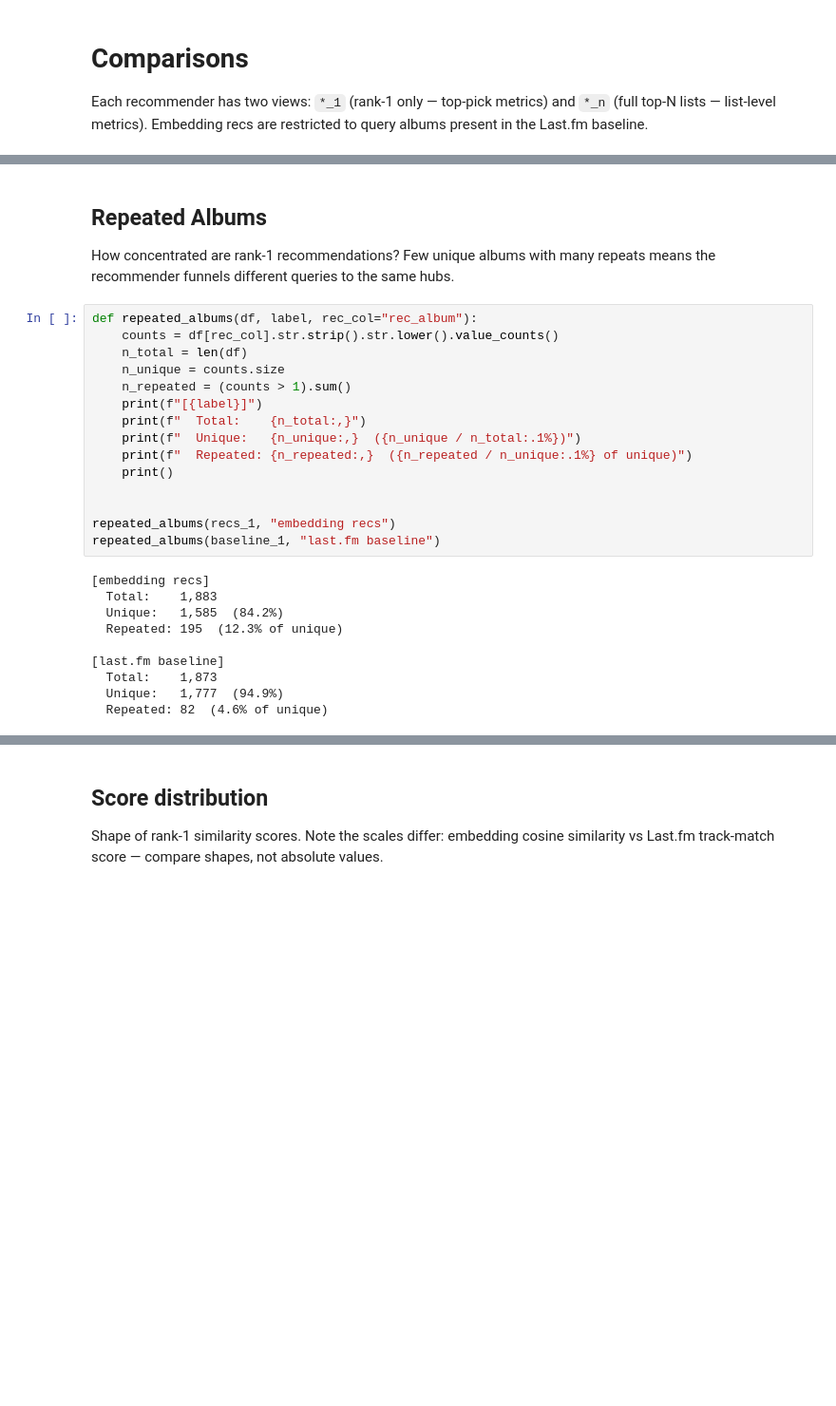
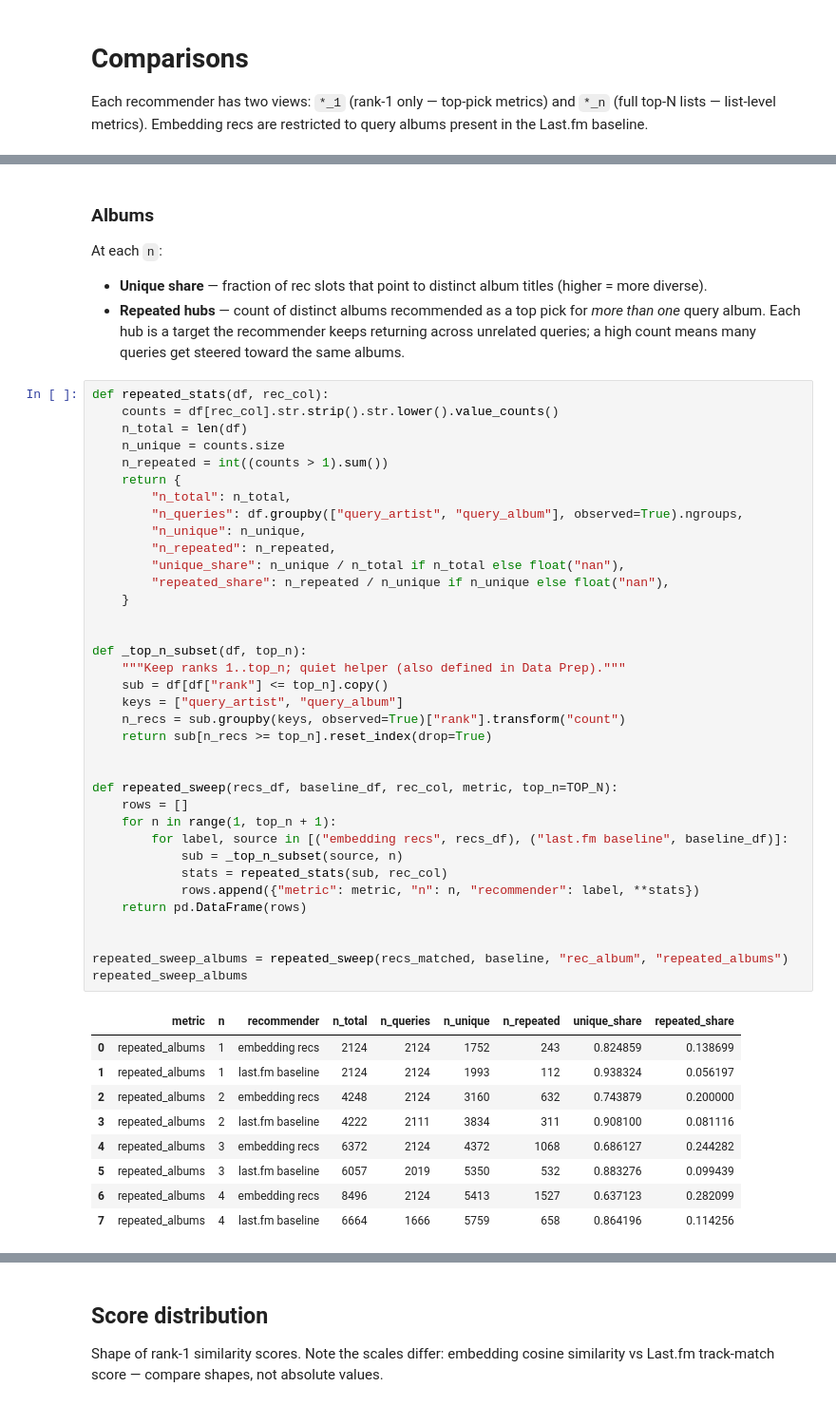
Before and after one commit to lbarleta/critical-listener, a Jupyter notebook: lastfm-bench/lastfm_bench.ipynb, the cells around one changed output, grey strips where cells are left out. Shown at 95% size. Cells and saved outputs as stored; diff of their text form; blank space fills up the shorter version.

```diff
--- a/lastfm-bench/lastfm_bench.ipynb
+++ b/lastfm-bench/lastfm_bench.ipynb
@@ -176,30 +192,54 @@ Each recommender has two views: `*_1` (rank-1 only — top-pick metrics) and `*_
 # %% [markdown]
-## Repeated Albums
+### Albums
 
-How concentrated are rank-1 recommendations? Few unique albums with many repeats means the recommender funnels different queries to the same hubs.
+At each `n`:
+
+- **Unique share** — fraction of rec slots that point to distinct album titles (higher = more diverse).
+- **Repeated hubs** — count of distinct albums recommended as a top pick for *more than one* query album. Each hub is a target the recommender keeps returning across unrelated queries; a high count means many queries get steered toward the same albums.
 # %%
-def repeated_albums(df, label, rec_col="rec_album"):
+def repeated_stats(df, rec_col):
     counts = df[rec_col].str.strip().str.lower().value_counts()
     n_total = len(df)
     n_unique = counts.size
-    n_repeated = (counts > 1).sum()
-    print(f"[{label}]")
-    print(f"  Total:    {n_total:,}")
-    print(f"  Unique:   {n_unique:,}  ({n_unique / n_total:.1%})")
-    print(f"  Repeated: {n_repeated:,}  ({n_repeated / n_unique:.1%} of unique)")
-    print()
+    n_repeated = int((counts > 1).sum())
+    return {
+        "n_total": n_total,
+        "n_queries": df.groupby(["query_artist", "query_album"], observed=True).ngroups,
+        "n_unique": n_unique,
+        "n_repeated": n_repeated,
+        "unique_share": n_unique / n_total if n_total else float("nan"),
+        "repeated_share": n_repeated / n_unique if n_unique else float("nan"),
+    }
 
 
-repeated_albums(recs_1, "embedding recs")
-repeated_albums(baseline_1, "last.fm baseline")
+def _top_n_subset(df, top_n):
+    """Keep ranks 1..top_n; quiet helper (also defined in Data Prep)."""
+    sub = df[df["rank"] <= top_n].copy()
+    keys = ["query_artist", "query_album"]
+    n_recs = sub.groupby(keys, observed=True)["rank"].transform("count")
+    return sub[n_recs >= top_n].reset_index(drop=True)
+
+
+def repeated_sweep(recs_df, baseline_df, rec_col, metric, top_n=TOP_N):
+    rows = []
+    for n in range(1, top_n + 1):
+        for label, source in [("embedding recs", recs_df), ("last.fm baseline", baseline_df)]:
+            sub = _top_n_subset(source, n)
+            stats = repeated_stats(sub, rec_col)
+            rows.append({"metric": metric, "n": n, "recommender": label, **stats})
+    return pd.DataFrame(rows)
+
+
+repeated_sweep_albums = repeated_sweep(recs_matched, baseline, "rec_album", "repeated_albums")
+repeated_sweep_albums
 # %% [output]
-[embedding recs]
-  Total:    1,883
-  Unique:   1,585  (84.2%)
-  Repeated: 195  (12.3% of unique)
-
-[last.fm baseline]
-  Total:    1,873
-  Unique:   1,777  (94.9%)
-  Repeated: 82  (4.6% of unique)
+|  | metric | n | recommender | n_total | n_queries | n_unique | n_repeated | unique_share | repeated_share |
+| 0 | repeated_albums | 1 | embedding recs | 2124 | 2124 | 1752 | 243 | 0.824859 | 0.138699 |
+| 1 | repeated_albums | 1 | last.fm baseline | 2124 | 2124 | 1993 | 112 | 0.938324 | 0.056197 |
+| 2 | repeated_albums | 2 | embedding recs | 4248 | 2124 | 3160 | 632 | 0.743879 | 0.200000 |
+| 3 | repeated_albums | 2 | last.fm baseline | 4222 | 2111 | 3834 | 311 | 0.908100 | 0.081116 |
+| 4 | repeated_albums | 3 | embedding recs | 6372 | 2124 | 4372 | 1068 | 0.686127 | 0.244282 |
+| 5 | repeated_albums | 3 | last.fm baseline | 6057 | 2019 | 5350 | 532 | 0.883276 | 0.099439 |
+| 6 | repeated_albums | 4 | embedding recs | 8496 | 2124 | 5413 | 1527 | 0.637123 | 0.282099 |
+| 7 | repeated_albums | 4 | last.fm baseline | 6664 | 1666 | 5759 | 658 | 0.864196 | 0.114256 |
 # %%
```
Also changed, not shown: parts of 40 cells of this notebook.
